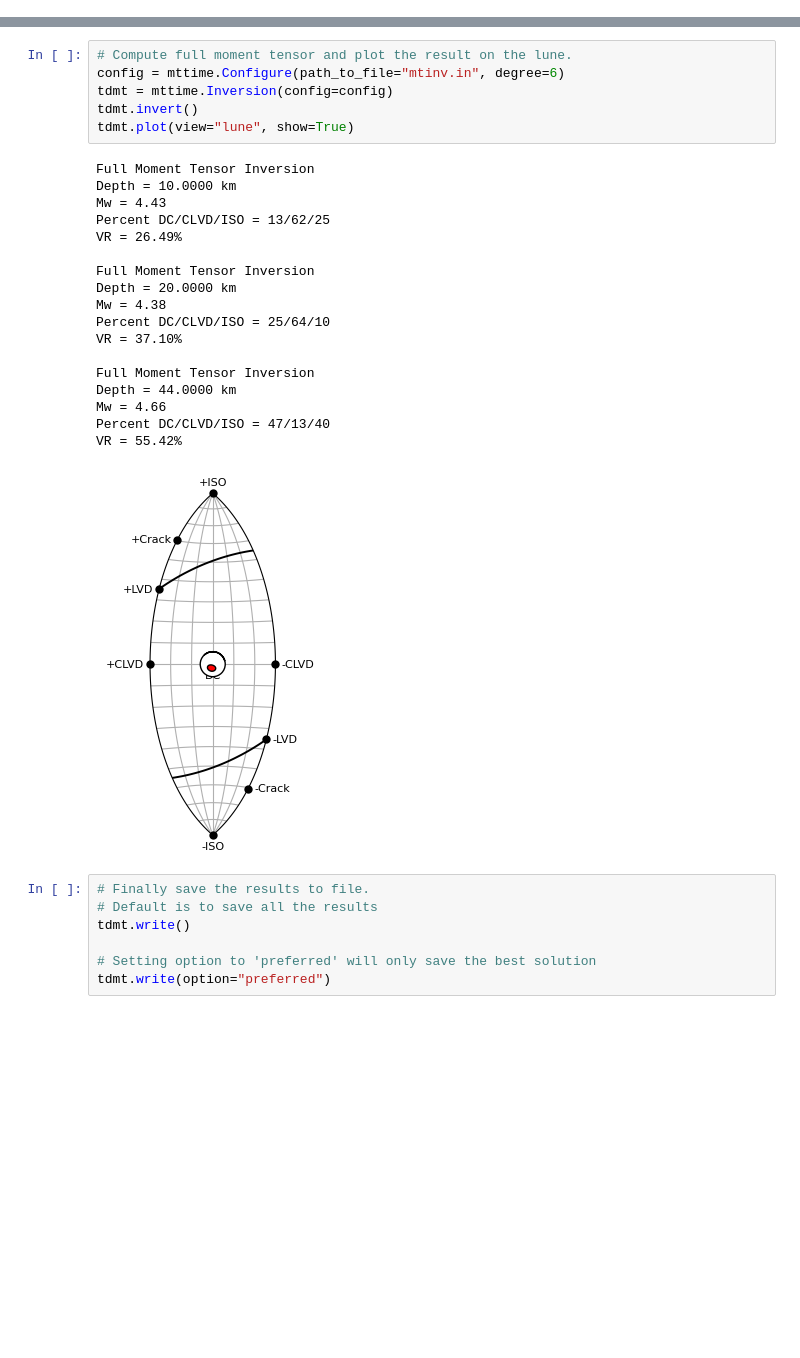
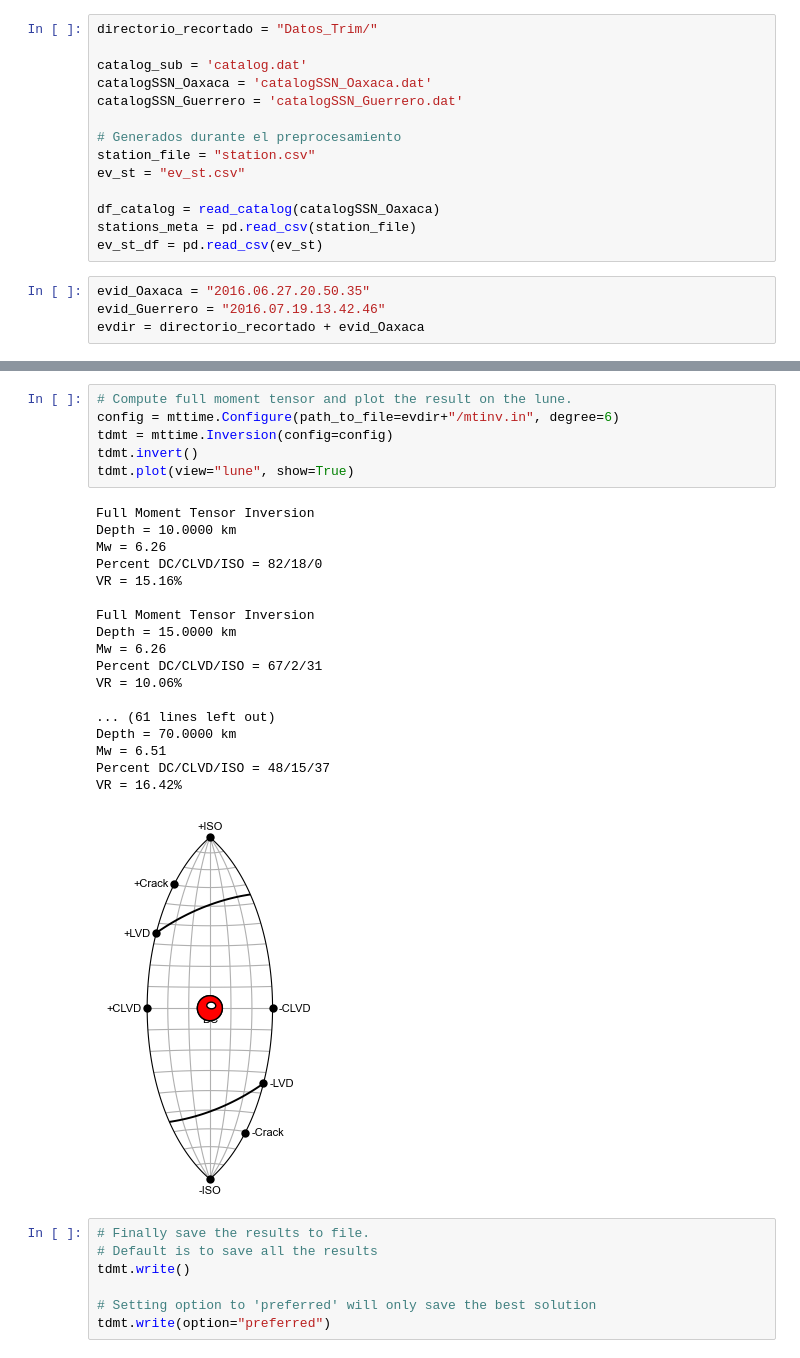
Before and after one commit to CoolingBroski/Mecanismos-Focales-Brecha-Guerrero, a Jupyter notebook: Inversion.ipynb, the cells around one changed output, grey strips where cells are left out. Drawn from its saved outputs; the diff is of its cells as text; blank space fills up the shorter version.

```diff
--- a/Inversion.ipynb
+++ b/Inversion.ipynb
@@ -3,2 +12,20 @@ import mttime
+# %%
+directorio_recortado = "Datos_Trim/"
+
+catalog_sub = 'catalog.dat'
+catalogSSN_Oaxaca = 'catalogSSN_Oaxaca.dat'
+catalogSSN_Guerrero = 'catalogSSN_Guerrero.dat'
+
+# Generados durante el preprocesamiento
+station_file = "station.csv"
+ev_st = "ev_st.csv"
+
+df_catalog = read_catalog(catalogSSN_Oaxaca)
+stations_meta = pd.read_csv(station_file)
+ev_st_df = pd.read_csv(ev_st)
+# %%
+evid_Oaxaca = "2016.06.27.20.50.35"
+evid_Guerrero = "2016.07.19.13.42.46"
+evdir = directorio_recortado + evid_Oaxaca
 # %%
 # Call the Configure object to read the input file and set up the inversion
@@ -64,28 +91,28 @@ findfont: Generic family 'sans-serif' not found because none of the following fa
 # %%
 # Compute full moment tensor and plot the result on the lune.
-config = mttime.Configure(path_to_file="mtinv.in", degree=6)
+config = mttime.Configure(path_to_file=evdir+"/mtinv.in", degree=6)
 tdmt = mttime.Inversion(config=config)
 tdmt.invert()
 tdmt.plot(view="lune", show=True)
 # %% [output]
 Full Moment Tensor Inversion
 Depth = 10.0000 km
-Mw = 4.43
-Percent DC/CLVD/ISO = 13/62/25
-VR = 26.49%
+Mw = 6.26
+Percent DC/CLVD/ISO = 82/18/0
+VR = 15.16%
 
 Full Moment Tensor Inversion
-Depth = 20.0000 km
-Mw = 4.38
-Percent DC/CLVD/ISO = 25/64/10
-VR = 37.10%
+Depth = 15.0000 km
+Mw = 6.26
+Percent DC/CLVD/ISO = 67/2/31
+VR = 10.06%
 
-Full Moment Tensor Inversion
-Depth = 44.0000 km
-Mw = 4.66
-Percent DC/CLVD/ISO = 47/13/40
-VR = 55.42%
+... (61 lines left out)
+Depth = 70.0000 km
+Mw = 6.51
+Percent DC/CLVD/ISO = 48/15/37
+VR = 16.42%
-[figure, old version]
+[figure, new version]
 # %%
 # Finally save the results to file.
 # Default is to save all the results
```
Also changed, not shown: parts of 7 cells of this notebook, 5 other files.
